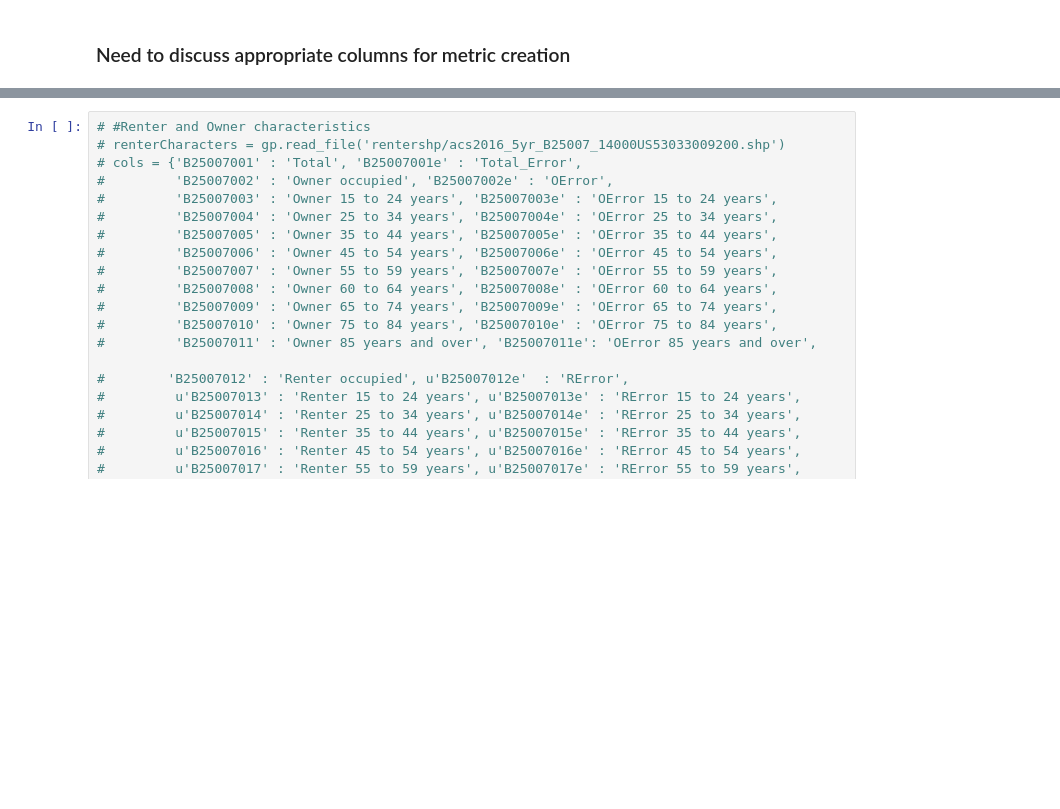
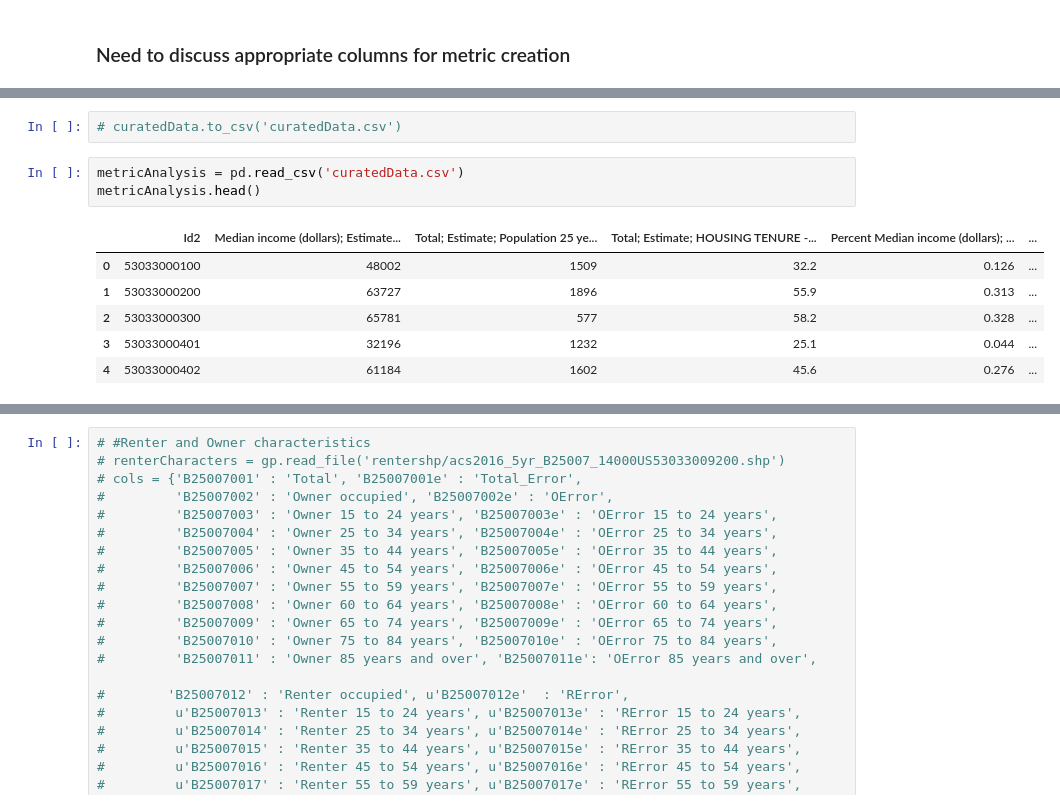
Before and after one commit to argo-marketplace/Block-Project, a Jupyter notebook: mergingData.ipynb, the cells around one changed output, grey strips where cells are left out. Cells and saved outputs as stored; diff of their text form; blank space fills up the shorter version.

```diff
--- a/mergingData.ipynb
+++ b/mergingData.ipynb
@@ -194,0 +242,12 @@ finalDf.to_file('finalShp.shp')
+# %%
+# curatedData.to_csv('curatedData.csv')
+# %%
+metricAnalysis = pd.read_csv('curatedData.csv')
+metricAnalysis.head()
+# %% [output]
+|  | Id2 | Median income (dollars); Estimate... | Total; Estimate; Population 25 ye... | Total; Estimate; HOUSING TENURE -... | Percent Median income (dollars); ... | ... |
+| 0 | 53033000100 | 48002 | 1509 | 32.2 | 0.126 | ... |
+| 1 | 53033000200 | 63727 | 1896 | 55.9 | 0.313 | ... |
+| 2 | 53033000300 | 65781 | 577 | 58.2 | 0.328 | ... |
+| 3 | 53033000401 | 32196 | 1232 | 25.1 | 0.044 | ... |
+| 4 | 53033000402 | 61184 | 1602 | 45.6 | 0.276 | ... |
```
Also changed, not shown: parts of 5 cells of this notebook.
